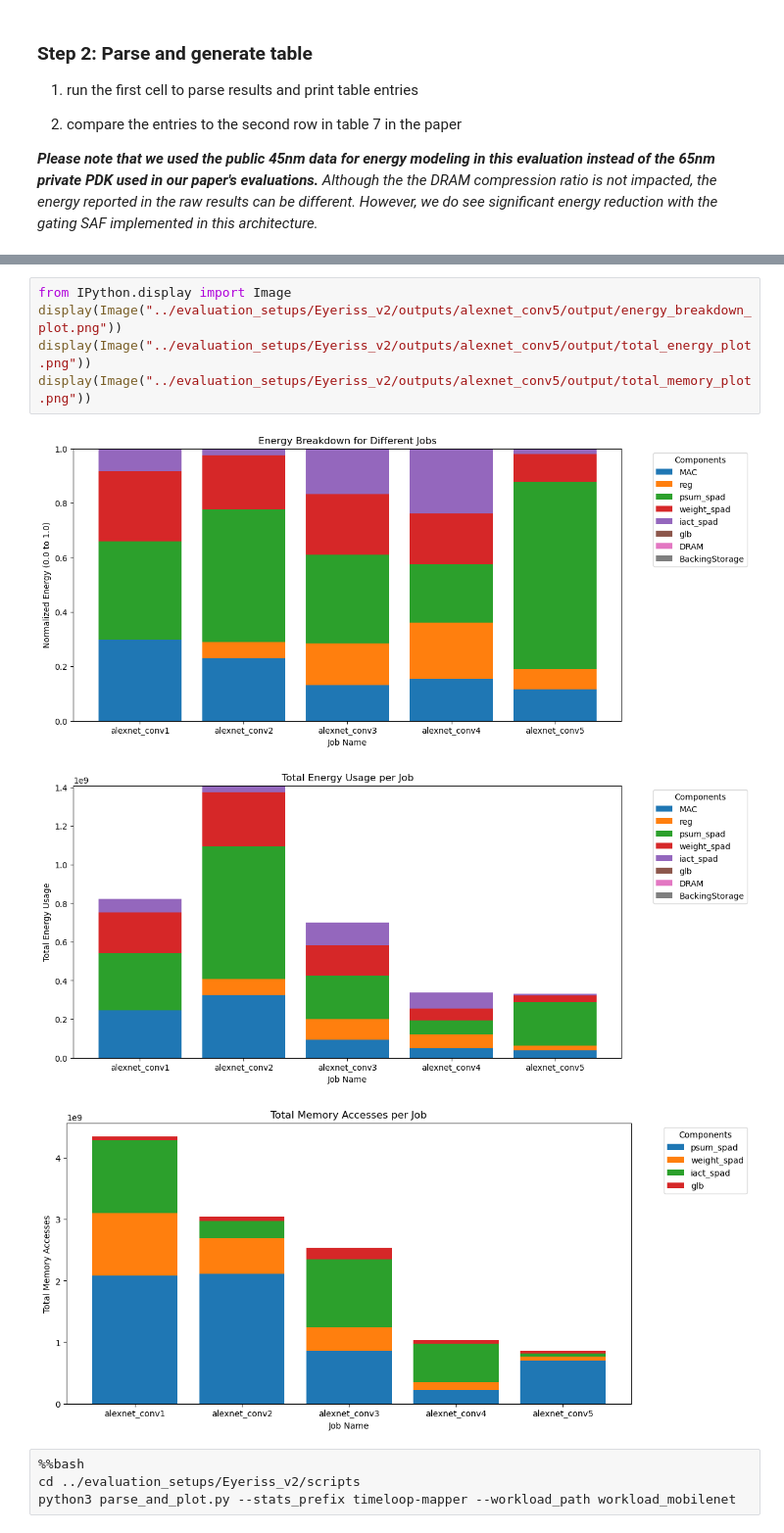
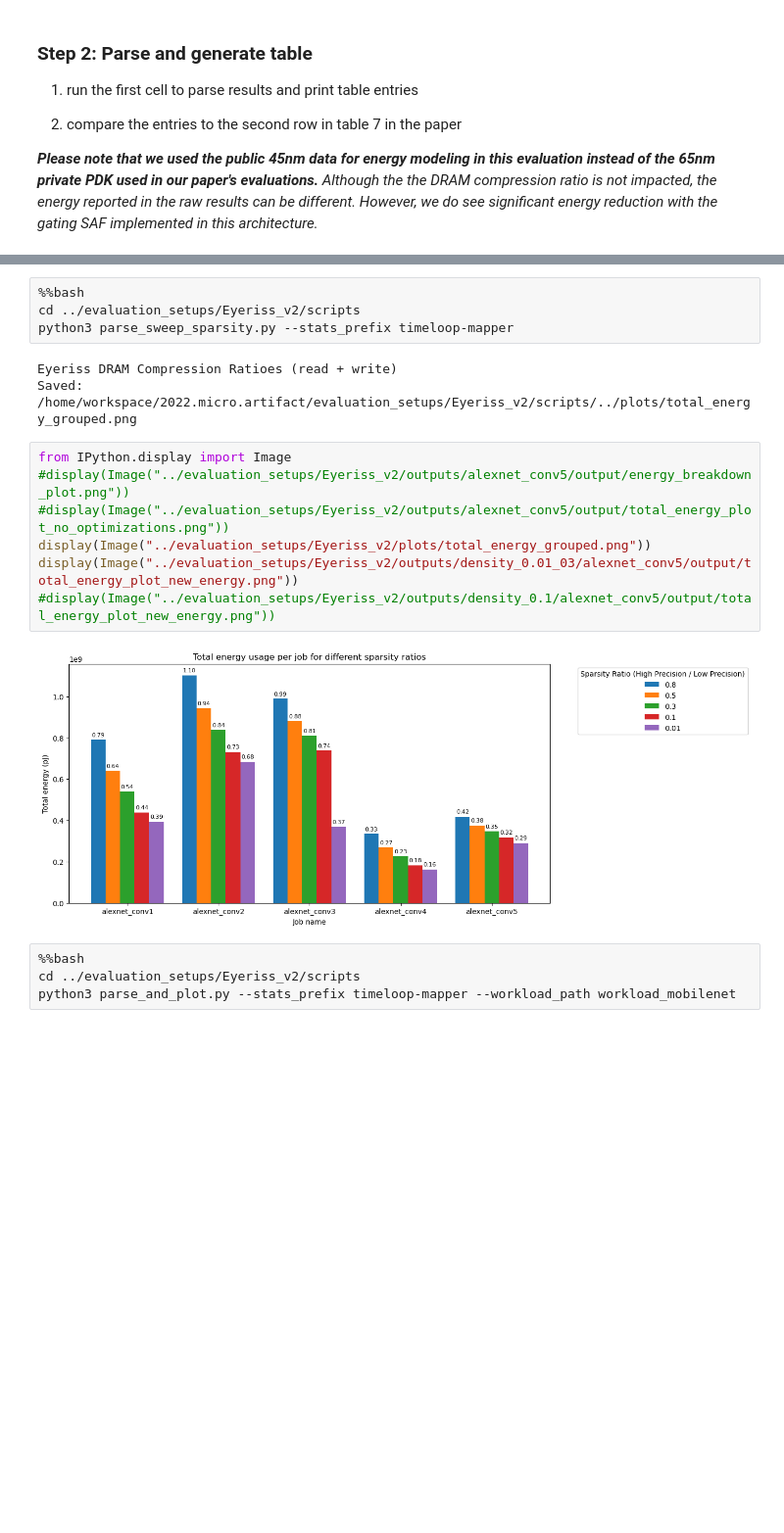
Before and after one commit to NicolePQJ/Hardware_Architecture, a Jupyter notebook: workspace/2022.micro.artifact/notebook/artifact_evaluations.ipynb, the cells around one changed output, grey strips where cells are left out. Shown at 98% size. Cells and saved outputs as stored; diff of their text form; blank space fills up the shorter version.

```diff
--- a/workspace/2022.micro.artifact/notebook/artifact_evaluations.ipynb
+++ b/workspace/2022.micro.artifact/notebook/artifact_evaluations.ipynb
@@ -617,12 +532,19 @@ Saved: /home/workspace/2022.micro.artifact/evaluation_setups/Eyeriss_v2/scripts/
+# %%
+%%bash
+cd ../evaluation_setups/Eyeriss_v2/scripts
+python3 parse_sweep_sparsity.py --stats_prefix timeloop-mapper
+# %% [output]
+Eyeriss DRAM Compression Ratioes (read + write)
+Saved: /home/workspace/2022.micro.artifact/evaluation_setups/Eyeriss_v2/scripts/../plots/total_energy_grouped.png
 # %%
 from IPython.display import Image
-display(Image("../evaluation_setups/Eyeriss_v2/outputs/alexnet_conv5/output/energy_breakdown_plot.png"))
-display(Image("../evaluation_setups/Eyeriss_v2/outputs/alexnet_conv5/output/total_energy_plot.png"))
-display(Image("../evaluation_setups/Eyeriss_v2/outputs/alexnet_conv5/output/total_memory_plot.png"))
+#display(Image("../evaluation_setups/Eyeriss_v2/outputs/alexnet_conv5/output/energy_breakdown_plot.png"))
+#display(Image("../evaluation_setups/Eyeriss_v2/outputs/alexnet_conv5/output/total_energy_plot_no_optimizations.png"))
+display(Image("../evaluation_setups/Eyeriss_v2/plots/total_energy_grouped.png"))
+display(Image("../evaluation_setups/Eyeriss_v2/outputs/density_0.01_03/alexnet_conv5/output/total_energy_plot_new_energy.png"))
+#display(Image("../evaluation_setups/Eyeriss_v2/outputs/density_0.1/alexnet_conv5/output/total_energy_plot_new_energy.png"))
 # %% [output]
-[figure, old version]
+[figure, new version]
-[figure, removed]
-[figure, removed]
 # %%
 %%bash
 cd ../evaluation_setups/Eyeriss_v2/scripts
```
Also changed, not shown: parts of 6 cells of this notebook, 23 other files.
